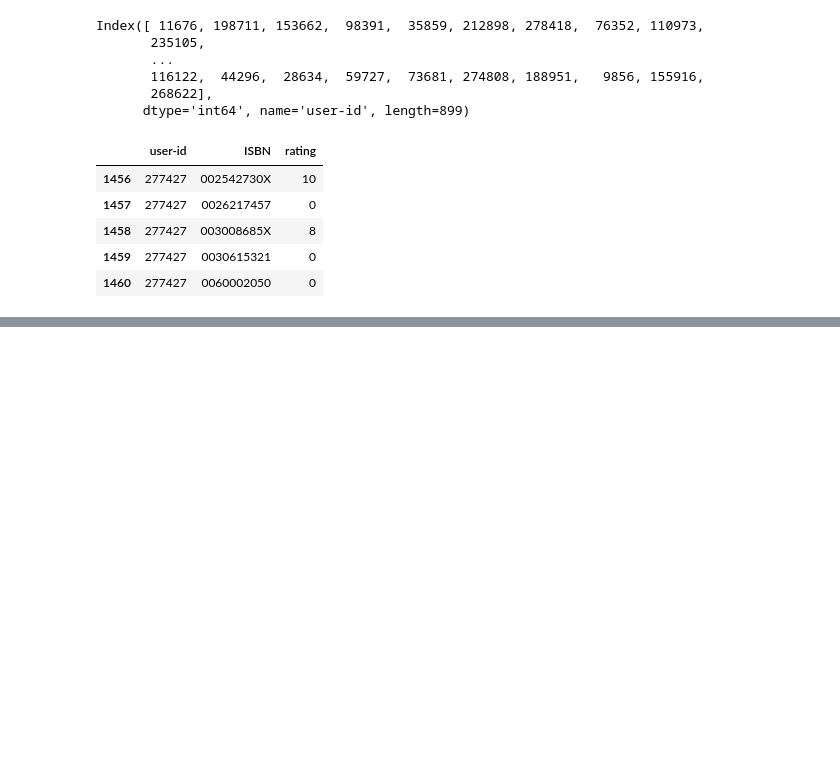
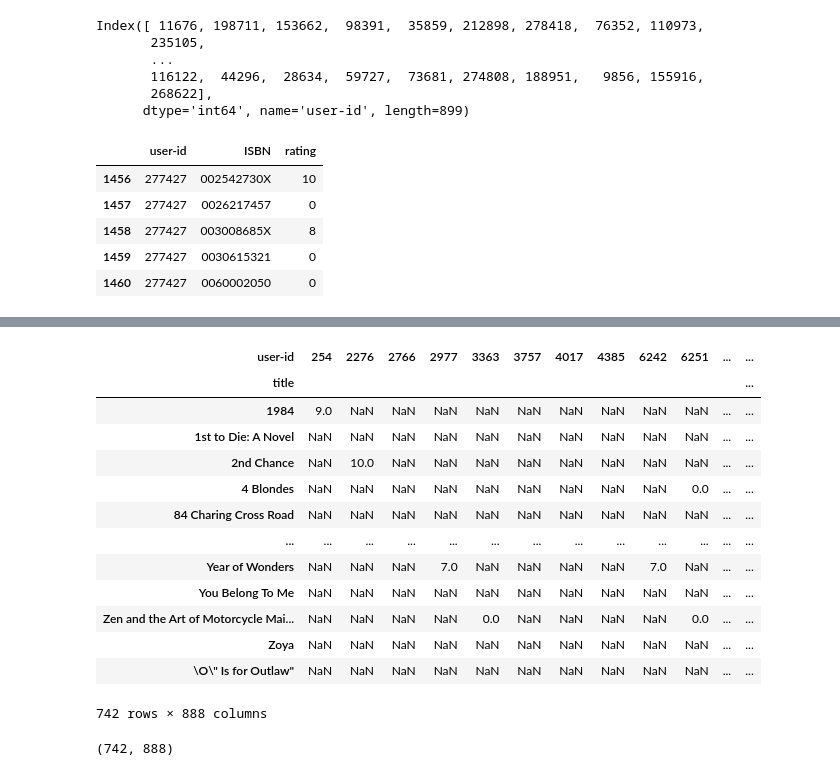
Before and after one commit to anulsasidharan/End-to-End-Book-Recommender-System, a Jupyter notebook: notebook/research.ipynb, the cells around one changed output, grey strips where cells are left out. Drawn from its saved outputs; the diff is of its cells as text; code cells hidden in the pictures; blank space fills up the shorter version.

```diff
--- a/notebook/research.ipynb
+++ b/notebook/research.ipynb
@@ -233,0 +260,2 @@ rating_with_books.head()
+# %%
+final_rating = rating_with_books.merge(number_rating, on='title')
@@ -233,0 +271,3 @@ rating_with_books.head()
+# %%
+# Let's find the books with minimum ratings 50 or more
+final_rating = final_rating[final_rating['num_of_rating']>=50]
@@ -233,0 +283,3 @@ rating_with_books.head()
+# %%
+# Remove the duplicates
+final_rating.drop_duplicates(['user-id','title'], inplace=True)
@@ -233,0 +299,33 @@ rating_with_books.head()
+# %%
+# Let's create the pivot table
+
+# data: The DataFrame you want to pivot.
+# values: The column(s) to aggregate.
+# index: The column(s) to group by (becomes row labels).
+# columns: The column(s) to pivot (becomes column labels).
+# aggfunc: The aggregation function (default is 'mean'). Others: 'sum', 'count', 'min', 'max', 'std', etc.
+# fill_value: Value to replace NaN with (optional).
+
+
+book_pivot = final_rating.pivot_table(columns='user-id', index='title', values='rating')
+# %%
+book_pivot
+# %% [output]
+| user-id | 254 | 2276 | 2766 | 2977 | 3363 | 3757 | 4017 | 4385 | 6242 | 6251 | ... | ... |
+| title |  |  |  |  |  |  |  |  |  |  |  | ... |
+| 1984 | 9.0 | NaN | NaN | NaN | NaN | NaN | NaN | NaN | NaN | NaN | ... | ... |
+| 1st to Die: A Novel | NaN | NaN | NaN | NaN | NaN | NaN | NaN | NaN | NaN | NaN | ... | ... |
+| 2nd Chance | NaN | 10.0 | NaN | NaN | NaN | NaN | NaN | NaN | NaN | NaN | ... | ... |
+| 4 Blondes | NaN | NaN | NaN | NaN | NaN | NaN | NaN | NaN | NaN | 0.0 | ... | ... |
+| 84 Charing Cross Road | NaN | NaN | NaN | NaN | NaN | NaN | NaN | NaN | NaN | NaN | ... | ... |
+| ... | ... | ... | ... | ... | ... | ... | ... | ... | ... | ... | ... | ... |
+| Year of Wonders | NaN | NaN | NaN | 7.0 | NaN | NaN | NaN | NaN | 7.0 | NaN | ... | ... |
+| You Belong To Me | NaN | NaN | NaN | NaN | NaN | NaN | NaN | NaN | NaN | NaN | ... | ... |
+| Zen and the Art of Motorcycle Mai... | NaN | NaN | NaN | NaN | 0.0 | NaN | NaN | NaN | NaN | 0.0 | ... | ... |
+| Zoya | NaN | NaN | NaN | NaN | NaN | NaN | NaN | NaN | NaN | NaN | ... | ... |
+| \O\" Is for Outlaw" | NaN | NaN | NaN | NaN | NaN | NaN | NaN | NaN | NaN | NaN | ... | ... |
+742 rows × 888 columns
+# %%
+book_pivot.shape
+# %% [output]
+(742, 888)
```
Also changed, not shown: parts of 43 cells of this notebook, 4 other files.
